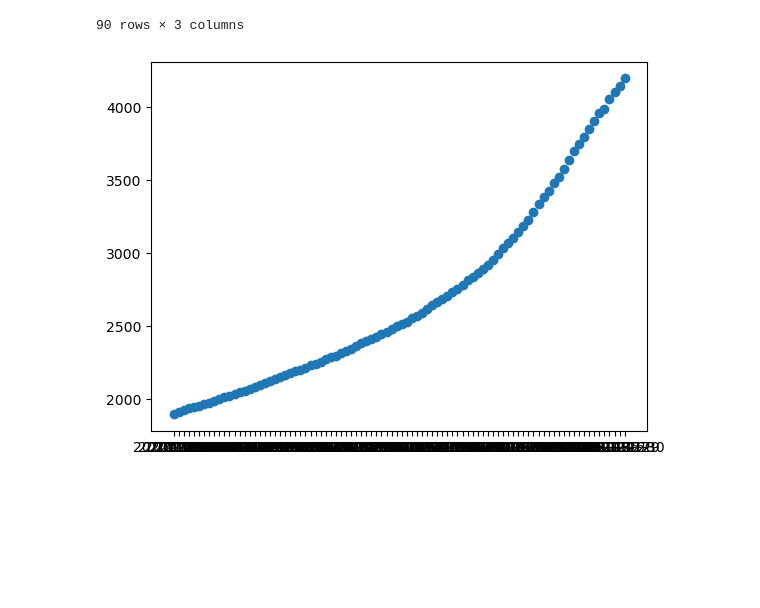
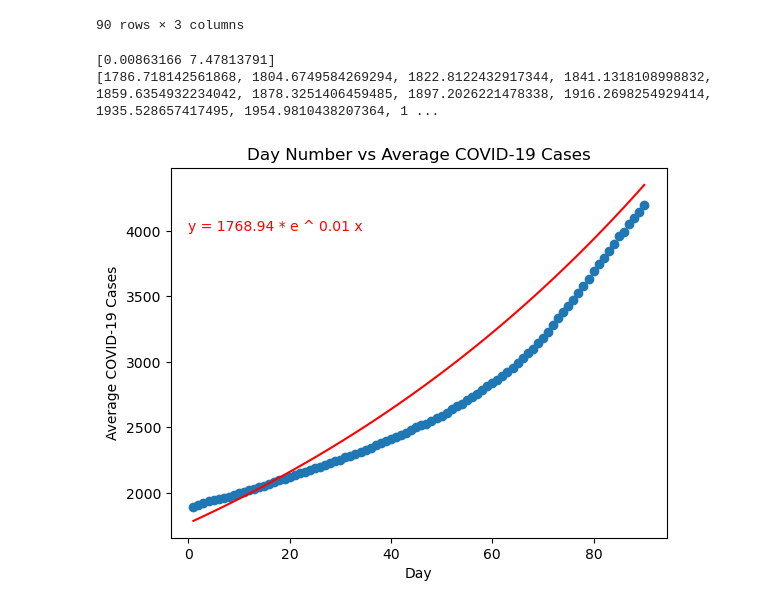
Before and after one commit to ryankracaw/project-one, a Jupyter notebook: fall.ipynb, the cells around one changed output. Drawn from its saved outputs; the diff is of its cells as text; code cells hidden in the pictures; blank space fills up the shorter version.

```diff
--- a/fall.ipynb
+++ b/fall.ipynb
@@ -83,8 +84,24 @@ df
 90 rows × 3 columns
 # %%
 df = df.reset_index()
-# %%
-plt.scatter(df['date'], df['cases'])
-plt.show()
-# %% [output]
-[figure, removed]
+# %%
+x = [i for i in range(1,91)]
+y = df['cases']
+fit = np.polyfit(x, np.log(y), 1)
+one =round(fit[0],2)
+two = round(math.exp(fit[1]), 2)
+line_eq = f"y = {two} * e ^ {one} x"
+line = [two * (math.exp(one * i)) for i in x]
+# %% [output]
+[0.00863166 7.47813791]
+[1786.718142561868, 1804.6749584269294, 1822.8122432917344, 1841.1318108998832, 1859.6354932234042, 1878.3251406459485, 1897.2026221478338, 1916.2698254929414, 1935.528657417495, 1954.9810438207364, 1 ...
+# %%
+plt.scatter([i for i in range(1,91)], df['cases'])
+plt.plot(x,line, color='red')
+plt.annotate(line_eq, (0, 4000), color='red')
+plt.xlabel('Day')
+plt.ylabel('Average COVID-19 Cases')
+plt.title('Day Number vs Average COVID-19 Cases')
+plt.show()
+# %% [output]
+[figure, added]
```
Also changed, not shown: parts of 4 cells of this notebook.
